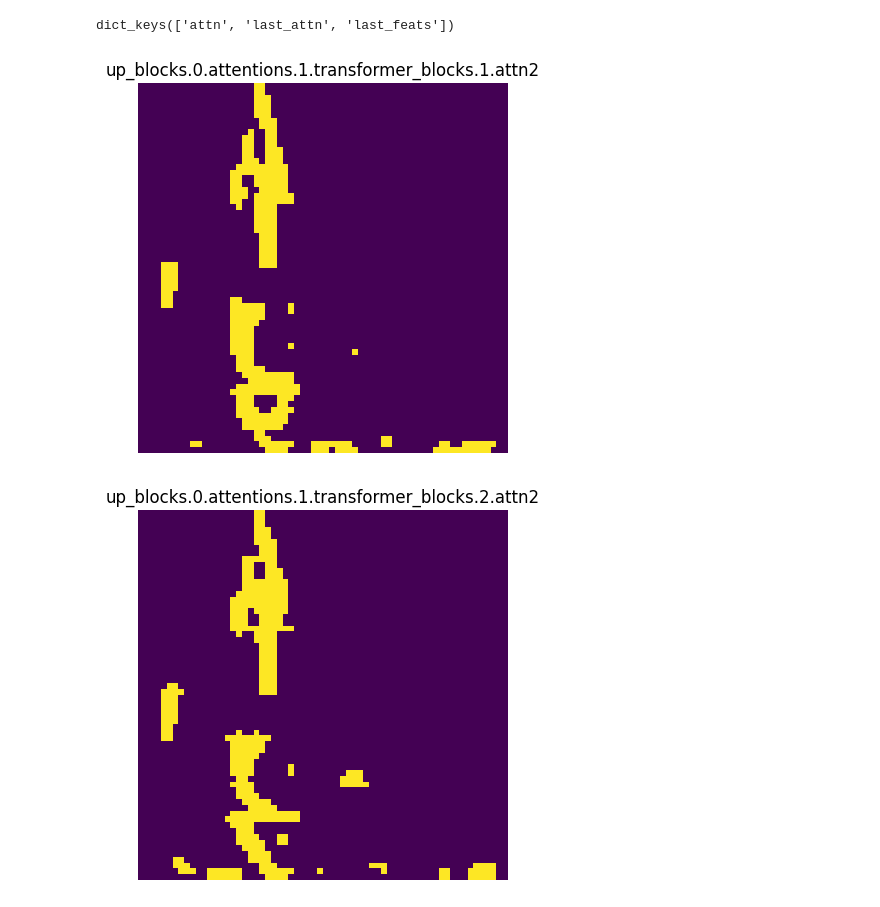
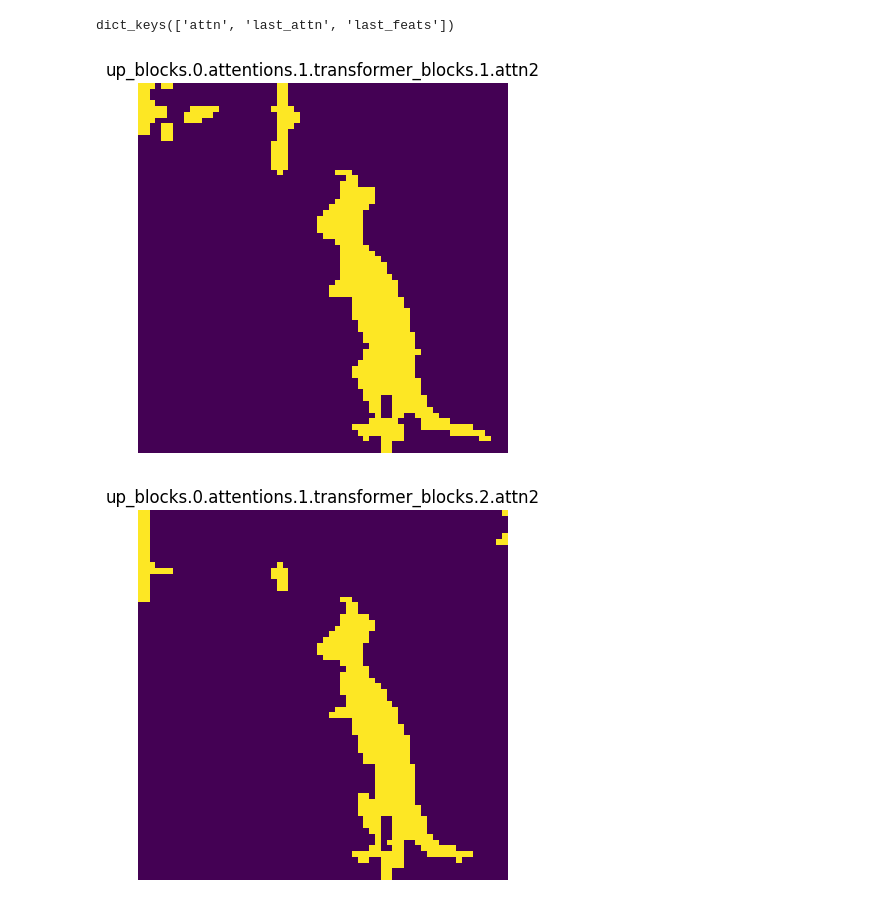
Before and after one commit to Palandr123/ML-project, a Jupyter notebook: Demo.ipynb, the cells around one changed output. Saved outputs shown, nothing was run; the diff lists cells and outputs as text; code cells hidden in the pictures.

```diff
--- a/Demo.ipynb
+++ b/Demo.ipynb
@@ -759,7 +728,7 @@ base.unet.up_blocks[0].attentions[1].transformer_blocks[3].attn2.register_forwar
 Using DDPM as scheduler.
 <torch.utils.hooks.RemovableHandle at 0x...>
 # %%
-prompt="a photo of a fluffy cat sitting on a museum bench looking at an oil painting of cheese"
+prompt="a photo of a kangaroo and a punching bag at the gym"
 if prompt is not None and isinstance(prompt, str):
     batch_size = 1
 elif prompt is not None and isinstance(prompt, list):
@@ -845,18 +836,18 @@ dict_keys(['attn', 'last_attn', 'last_feats'])
 # %%
 #@title Visualize attention (must check save_aux)
 from matplotlib import pyplot as plt
 prompt_text_ids = base.tokenizer(prompt, return_tensors='np')['input_ids'][0]
-attn_words = "punching bag"
+attn_words = 'kangaroo'
 word_ids = base.tokenizer(attn_words, return_tensors='np')['input_ids']
 word_ids = word_ids[word_ids < 49406]
 idxs = search_sequence_numpy(prompt_text_ids, word_ids)
 # for k,v in {k:(torch.stack([_.cpu() for _ in v])[:].mean(0)[0][..., idxs].mean(-1)[None, ..., None])[0][...,0] for k,v in aux['attn'].items() if k.startswith('up')}.items():
 for k,v in {k:SelfGuidanceEdits._attn_diff_norm(torch.stack([_.cpu() for _ in v])[:].mean(0)[0][..., idxs].mean(-1)[None, ..., None],hard=True,thresh=0.8)[0][...,0] for k,v in aux['attn'].items() if k.startswith('up')}.items():
   plt.figure()
   plt.title(k)
   plt.axis('off')
   plt.imshow(v)
   # break
 # %% [output]
-[figure, old version]
+[figure, new version]
-[figure, old version]
+[figure, new version]
```
Also changed, not shown: parts of 5 cells of this notebook, 1 other file.
